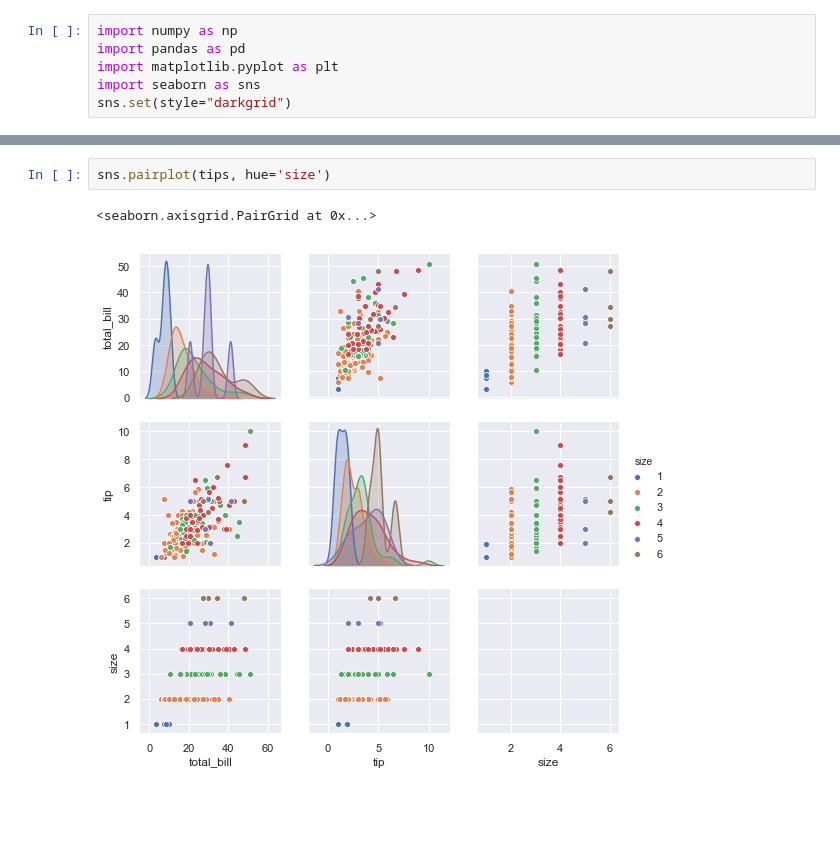
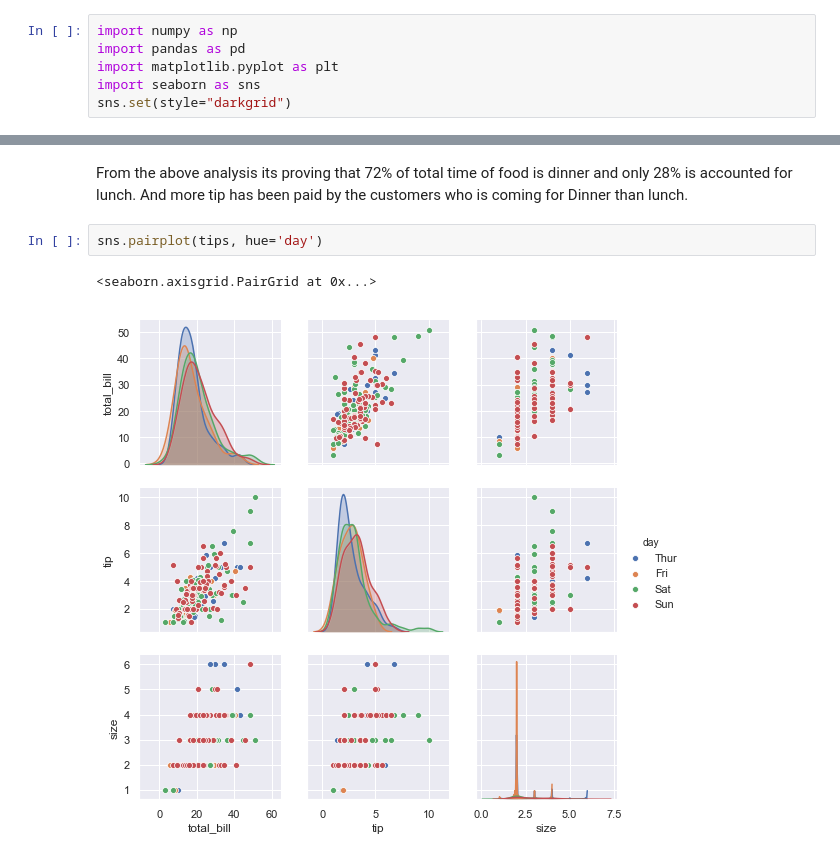
Before and after one commit to babubaskaran/fundamentals-assessment, a Jupyter notebook: tips_dataset.ipynb, the cells around one changed output, grey strips where cells are left out. Saved outputs shown, nothing was run; the diff lists cells and outputs as text; blank space fills up the shorter version.

Commit message:
lot of analysis of tips dataset done

```diff
--- a/tips_dataset.ipynb
+++ b/tips_dataset.ipynb
@@ -26,5 +62,7 @@ The above data gives the details analysis of tips data of Total Bill, Tip & Size
+# %% [markdown]
+From the above analysis its proving that 72% of total time of food is dinner and only 28% is accounted for lunch.  And more tip has been paid by the customers who is coming for Dinner than lunch.
 # %%
-sns.pairplot(tips, hue='size')
+sns.pairplot(tips, hue='day')
 # %% [output]
 <seaborn.axisgrid.PairGrid at 0x...>
-[figure, old version]
+[figure, new version]
```
Also changed, not shown: parts of 6 cells of this notebook.
